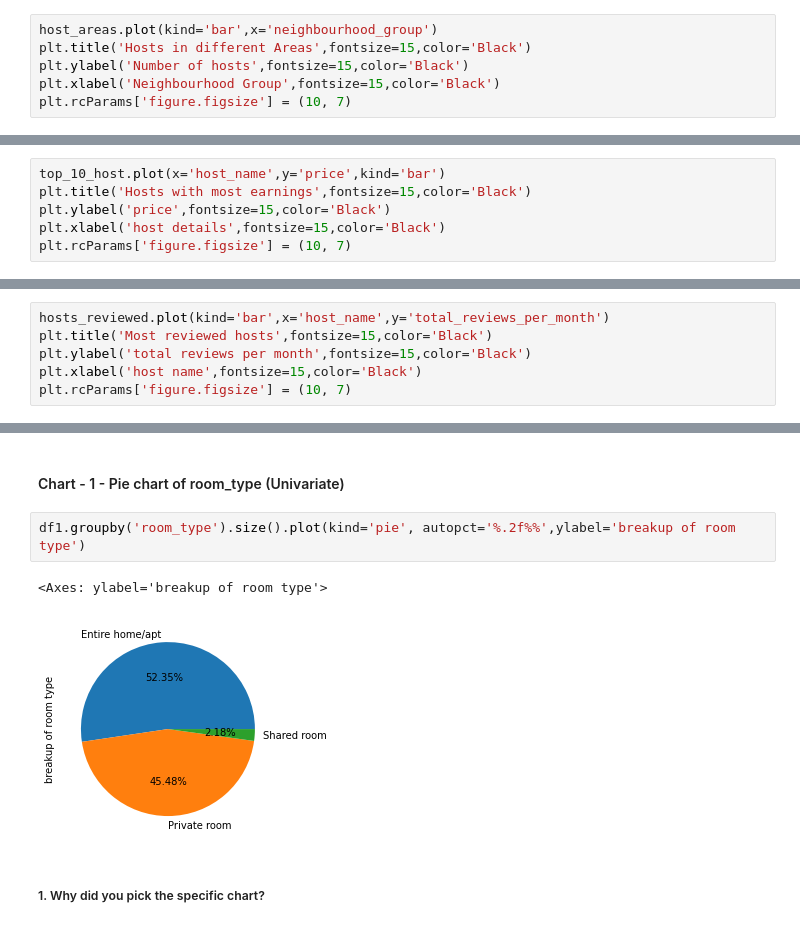
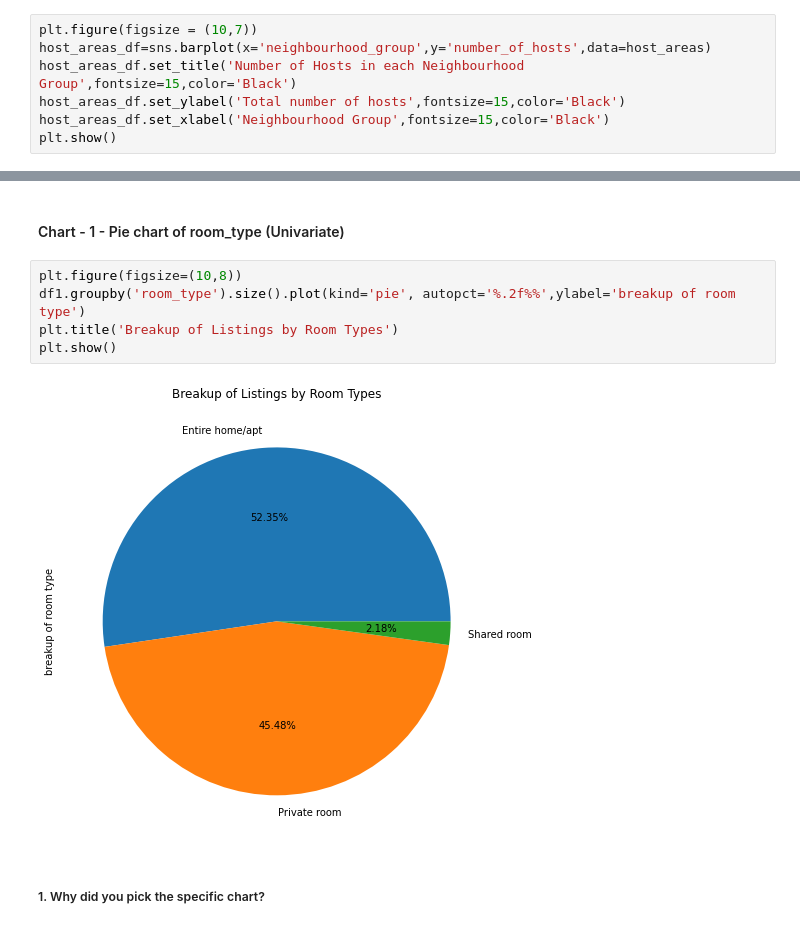
Before and after one commit to Rohan30/Rohan30, a Jupyter notebook: ABNB_Bookings_Analysis.ipynb, the cells around one changed output, grey strips where cells are left out. Cells and saved outputs as stored; diff of their text form.

```diff
--- a/ABNB_Bookings_Analysis.ipynb
+++ b/ABNB_Bookings_Analysis.ipynb
@@ -433,9 +433,10 @@ host_areas.reset_index(name='number_of_hosts')
 | 3 | Bronx | 530 |
 | 4 | Staten Island | 189 |
 # %%
-host_areas.plot(kind='bar',x='neighbourhood_group')
-plt.title('Hosts in different Areas',fontsize=15,color='Black')
-plt.ylabel('Number of hosts',fontsize=15,color='Black')
-plt.xlabel('Neighbourhood Group',fontsize=15,color='Black')
-plt.rcParams['figure.figsize'] = (10, 7)
+plt.figure(figsize = (10,7))
+host_areas_df=sns.barplot(x='neighbourhood_group',y='number_of_hosts',data=host_areas)
+host_areas_df.set_title('Number of Hosts in each Neighbourhood Group',fontsize=15,color='Black')
+host_areas_df.set_ylabel('Total number of hosts',fontsize=15,color='Black')
+host_areas_df.set_xlabel('Neighbourhood Group',fontsize=15,color='Black')
+plt.show()
 # %% [output]
@@ -460,6 +459,0 @@ Name: price, dtype: int64
-# %%
-top_10_host.plot(x='host_name',y='price',kind='bar')
-plt.title('Hosts with most earnings',fontsize=15,color='Black')
-plt.ylabel('price',fontsize=15,color='Black')
-plt.xlabel('host details',fontsize=15,color='Black')
-plt.rcParams['figure.figsize'] = (10, 7)
@@ -507,9 +515,3 @@ hosts_reviewed
 | 7 | Andrew | 199.35 |
 | 8 | Jason | 196.15 |
 | 9 | Sam | 190.27 |
-# %%
-hosts_reviewed.plot(kind='bar',x='host_name',y='total_reviews_per_month')
-plt.title('Most reviewed hosts',fontsize=15,color='Black')
-plt.ylabel('total reviews per month',fontsize=15,color='Black')
-plt.xlabel('host name',fontsize=15,color='Black')
-plt.rcParams['figure.figsize'] = (10, 7)
@@ -612,10 +592,12 @@ Text(0.5, 1.0, 'Top 10 Least expensive neighbourhoods')
 # %% [markdown]
 #### Chart - 1 - Pie chart of room_type (Univariate)
 # %%
+plt.figure(figsize=(10,8))
 df1.groupby('room_type').size().plot(kind='pie', autopct='%.2f%%',ylabel='breakup of room type')
+plt.title('Breakup of Listings by Room Types')
+plt.show()
 # %% [output]
-<Axes: ylabel='breakup of room type'>
-[figure, old version]
+[figure, new version]
 # %% [markdown]
 ##### 1. Why did you pick the specific chart?
 # %% [markdown]
```
Also changed, not shown: parts of 48 cells of this notebook.
